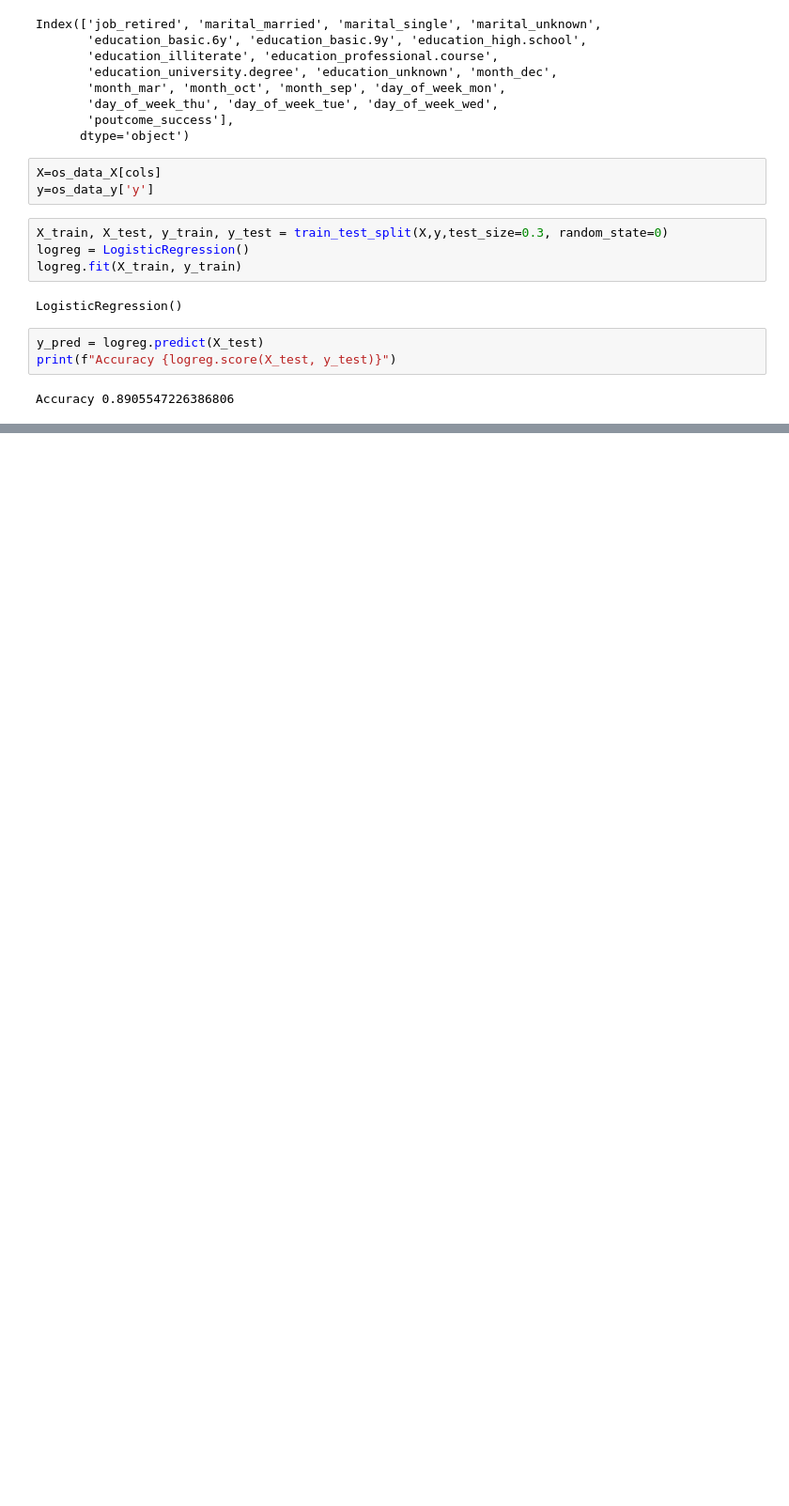
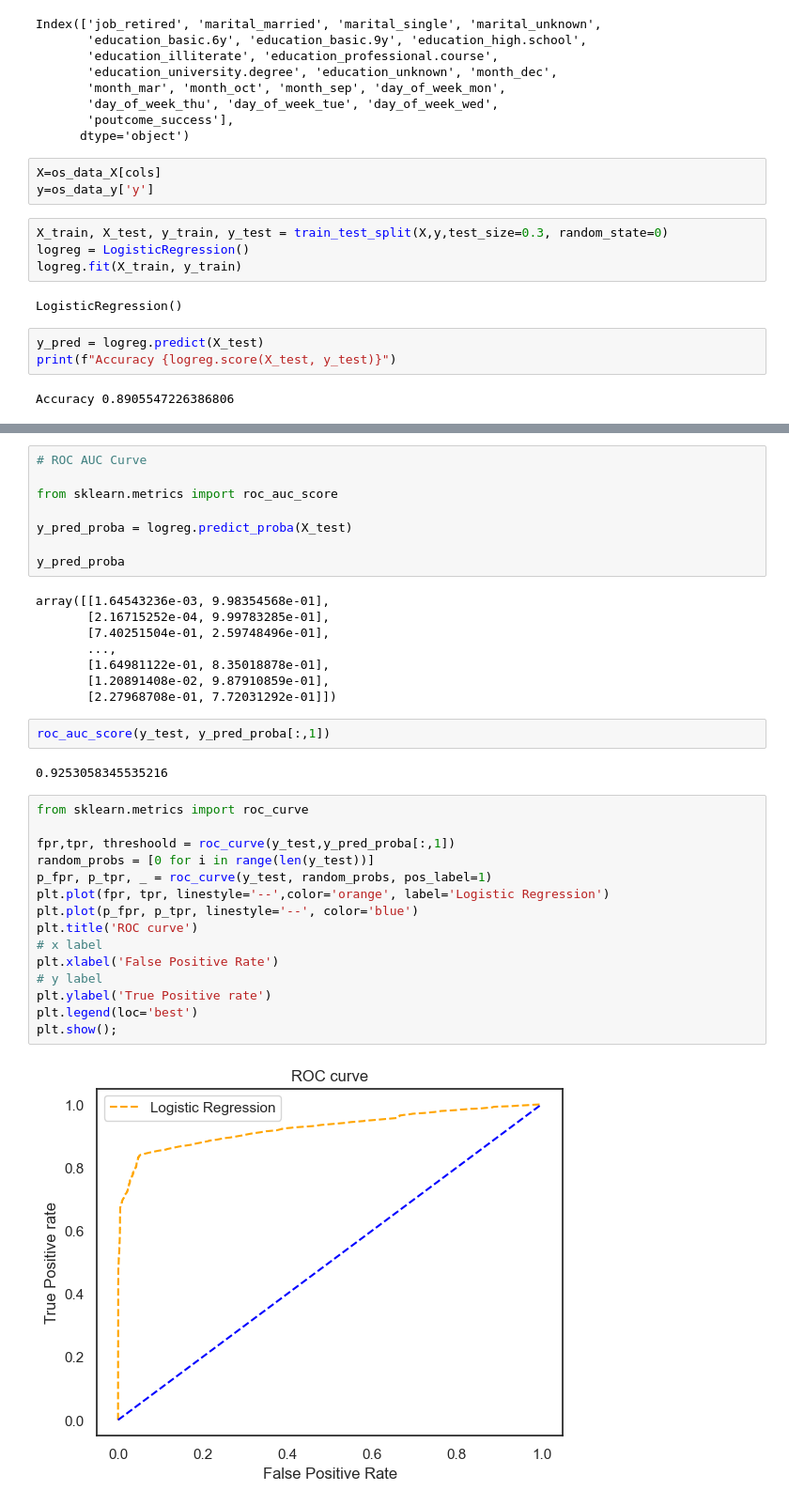
Before and after one commit to sohamvsonar/logisticRegression, a Jupyter notebook: logisticRegression.ipynb, the cells around one changed output, grey strips where cells are left out. Shown at 94% size. Cells and saved outputs as stored; diff of their text form; blank space fills up the shorter version.

```diff
--- a/logisticRegression.ipynb
+++ b/logisticRegression.ipynb
@@ -229,3 +237,40 @@ print(f" The recall score is {recall_score(y_test,y_pred)}")
  The f1_score is 0.8833622785689476
  The precision score is 0.9461309523809524
  The recall score is 0.8284039087947883
+# %%
+# ROC AUC Curve
+
+from sklearn.metrics import roc_auc_score
+
+y_pred_proba = logreg.predict_proba(X_test)
+
+y_pred_proba
+# %% [output]
+array([[1.64543236e-03, 9.98354568e-01],
+       [2.16715252e-04, 9.99783285e-01],
+       [7.40251504e-01, 2.59748496e-01],
+       ...,
+       [1.64981122e-01, 8.35018878e-01],
+       [1.20891408e-02, 9.87910859e-01],
+       [2.27968708e-01, 7.72031292e-01]])
+# %%
+roc_auc_score(y_test, y_pred_proba[:,1])
+# %% [output]
+0.9253058345535216
+# %%
+from sklearn.metrics import roc_curve
+
+fpr,tpr, threshoold = roc_curve(y_test,y_pred_proba[:,1])
+random_probs = [0 for i in range(len(y_test))]
+p_fpr, p_tpr, _ = roc_curve(y_test, random_probs, pos_label=1)
+plt.plot(fpr, tpr, linestyle='--',color='orange', label='Logistic Regression')
+plt.plot(p_fpr, p_tpr, linestyle='--', color='blue')
+plt.title('ROC curve')
+# x label
+plt.xlabel('False Positive Rate')
+# y label
+plt.ylabel('True Positive rate')
+plt.legend(loc='best')
+plt.show();
+# %% [output]
+[figure, added]
```
Also changed, not shown: parts of 2 cells of this notebook.
